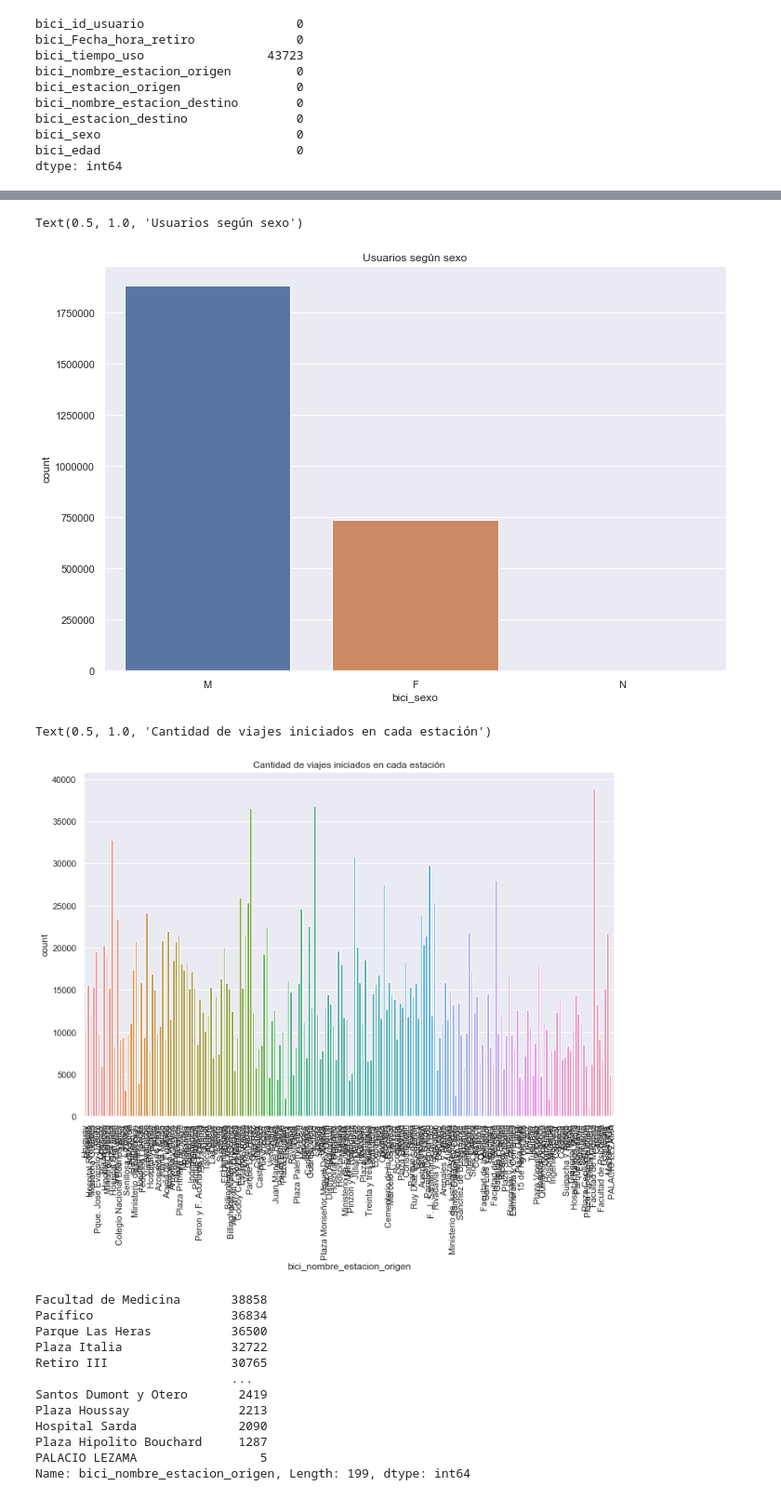
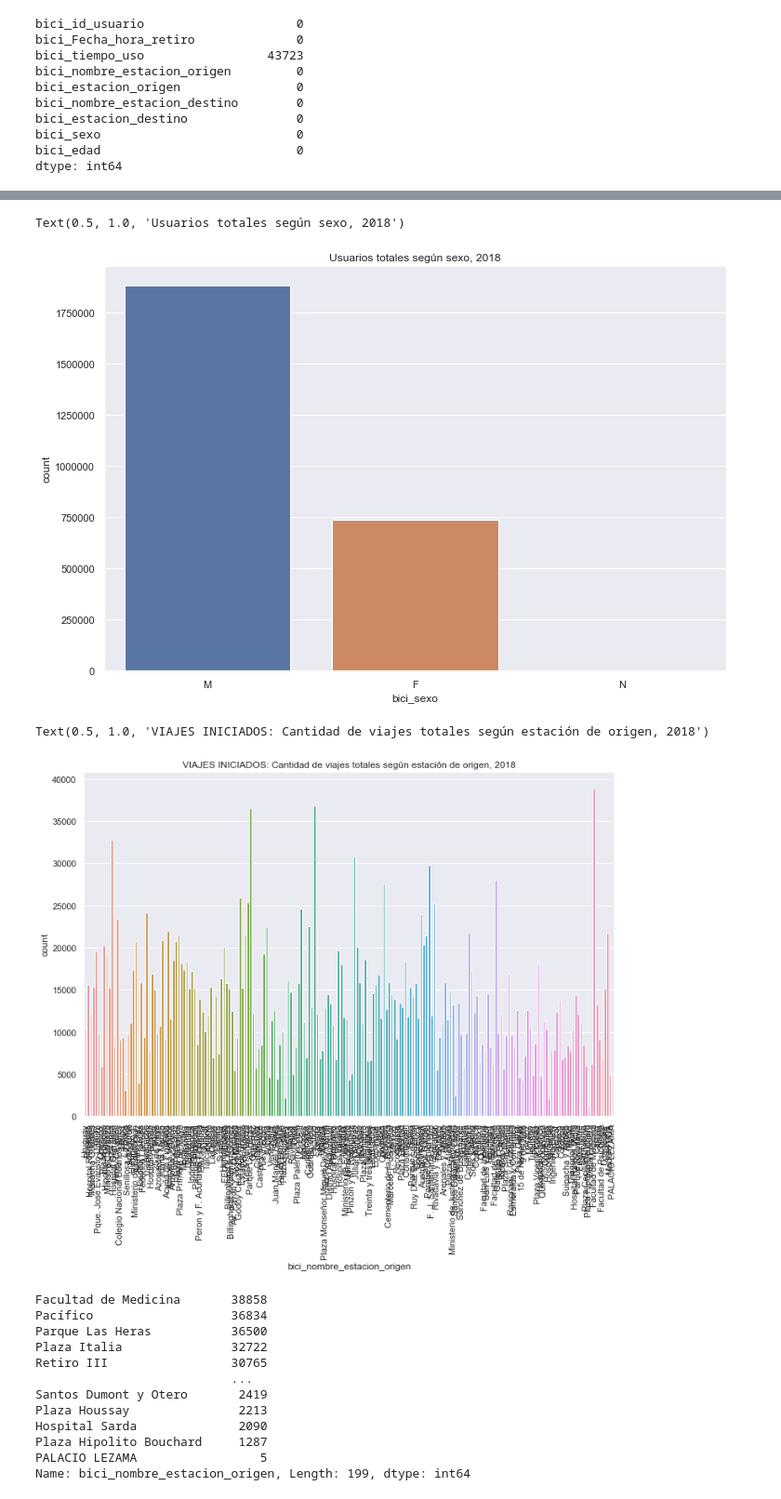
Before and after one commit to fpaterson/Acamica-Data-Science, a Jupyter notebook: Presentación personal/Presentación personal, dataset bicis.ipynb, the cells around one changed output, grey strips where cells are left out. Shown at 93% size. Saved outputs shown, nothing was run; the diff lists cells and outputs as text; code cells hidden in the pictures.

```diff
--- a/Presentación personal/Presentación personal, dataset bicis.ipynb
+++ b/Presentación personal/Presentación personal, dataset bicis.ipynb
@@ -123,19 +124,19 @@ dtype: int64
 # %%
 #1.Utilizaron el sistema más los hombres.Expresar en porcentajes!!!!
 sns.set(style="darkgrid")
-sns.countplot("bici_sexo", data=df).set_title("Usuarios según sexo") #Cómo eliminar la columnas Nans, que no tiene valores
+sns.countplot("bici_sexo", data=df).set_title("Usuarios totales según sexo, 2018") #Cómo eliminar la columnas Nans, que no tiene valores
 # %% [output]
-Text(0.5, 1.0, 'Usuarios según sexo')
+Text(0.5, 1.0, 'Usuarios totales según sexo, 2018')
-[figure, old version]
+[figure, new version]
 # %%
 #2.
 # %%
-#3.1
+## 3.1
 plt.xticks(rotation = 90)
-sns.countplot("bici_nombre_estacion_origen", data=df).set_title("Cantidad de viajes iniciados en cada estación") #No se vé nada y no sé cómo agrandarlo
+sns.countplot("bici_nombre_estacion_origen", data=df).set_title("VIAJES INICIADOS: Cantidad de viajes totales según estación de origen, 2018") #No se vé nada y no sé cómo agrandarlo
 # %% [output]
-Text(0.5, 1.0, 'Cantidad de viajes iniciados en cada estación')
+Text(0.5, 1.0, 'VIAJES INICIADOS: Cantidad de viajes totales según estación de origen, 2018')
-[figure, old version]
+[figure, new version]
 # %%
 df["bici_nombre_estacion_origen"].value_counts()
 # %% [output]
```
Also changed, not shown: parts of 4 cells of this notebook.
